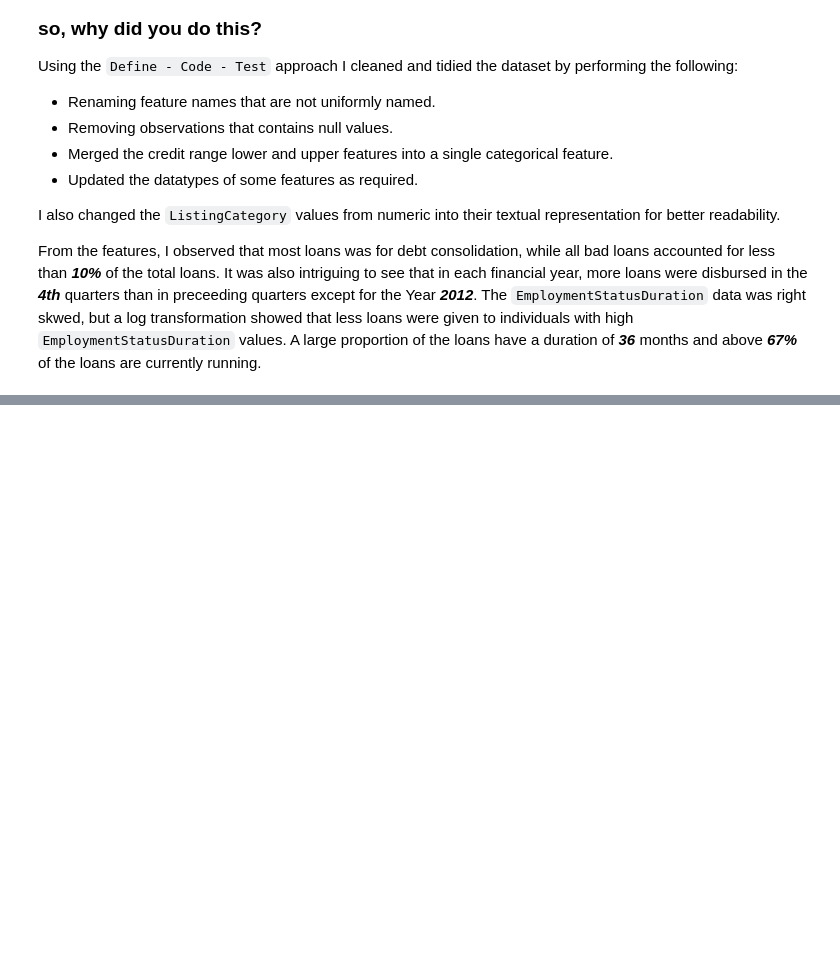
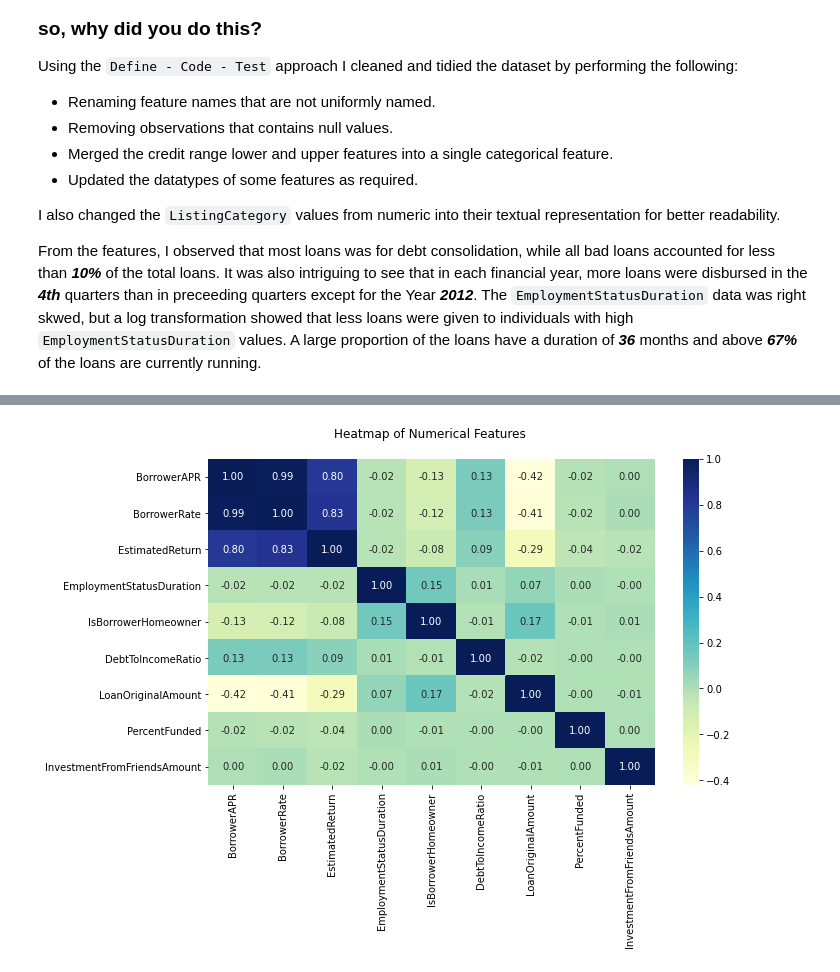
Before and after one commit to ArthurEzenwanne/visualize-communicate-project, a Jupyter notebook: Part_I_exploration.ipynb, the cells around one changed output, grey strips where cells are left out. Saved outputs shown, nothing was run; the diff lists cells and outputs as text; code cells hidden in the pictures; blank space fills up the shorter version.

Commit message:
feat: Complete bivarate visualizations

```diff
--- a/Part_I_exploration.ipynb
+++ b/Part_I_exploration.ipynb
@@ -754,0 +771,9 @@ From the features, I observed that most loans was for debt consolidation, while
+# %%
+# plot a basic heatmap for the numeric features
+sb.heatmap(df_clean.corr(), annot=True, fmt='.2f', cmap='YlGnBu');
+
+#
+plt.title('Heatmap of Numerical Features \n')
+plt.show();
+# %% [output]
+[figure, added]
```
Also changed, not shown: parts of 18 cells of this notebook.
